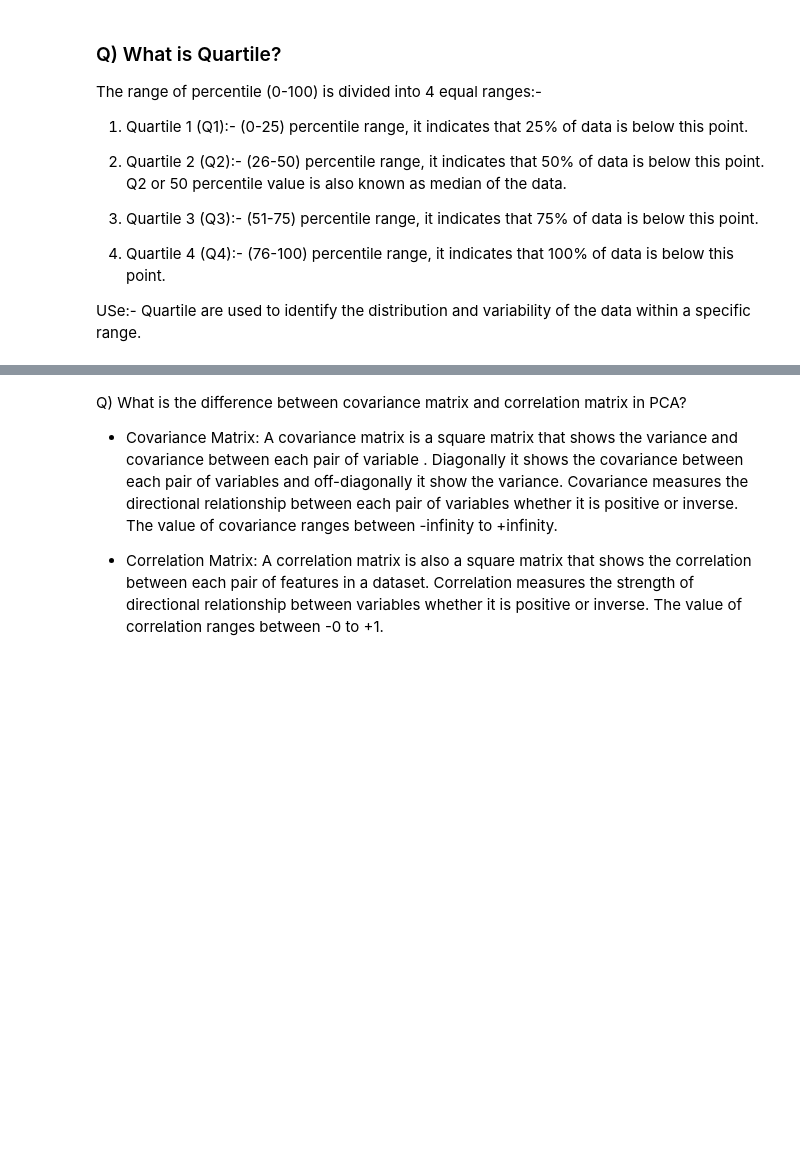
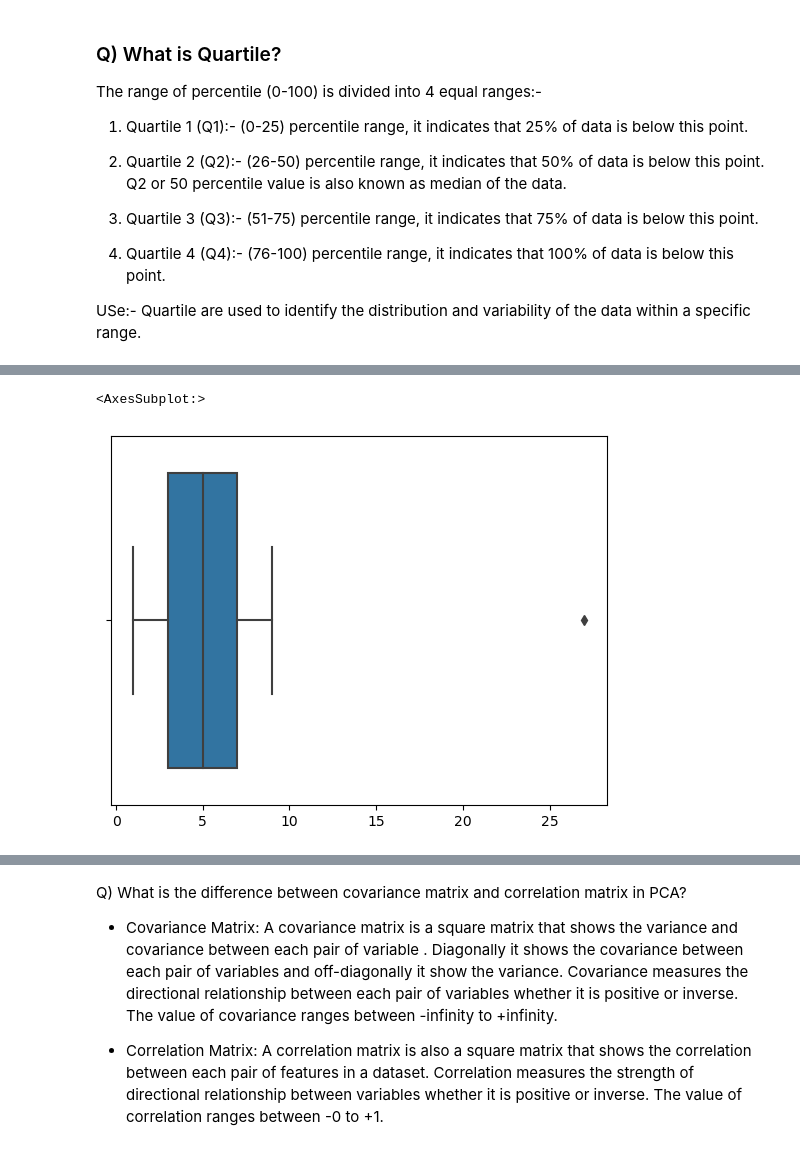
Before and after one commit to Sameer-ansarii/Interview_Questions, a Jupyter notebook: STATISTICS (INTERVIEW QUESTIONS).ipynb, the cells around one changed output, grey strips where cells are left out. Drawn from its saved outputs; the diff is of its cells as text; code cells hidden in the pictures; blank space fills up the shorter version.

```diff
--- a/STATISTICS (INTERVIEW QUESTIONS).ipynb
+++ b/STATISTICS (INTERVIEW QUESTIONS).ipynb
@@ -462,0 +513,11 @@ USe:- Quartile are used to identify the distribution and variability of the data
+# %%
+import seaborn as sns
+
+# Sample data
+data = [1,2,2,2,3,3,3,4,5,5,5,6,6,6,6,7,8,8,8,9,27]
+
+# Create a box plot
+sns.boxplot(data)
+# %% [output]
+<AxesSubplot:>
+[figure, added]
```
Also changed, not shown: parts of 16 cells of this notebook.
